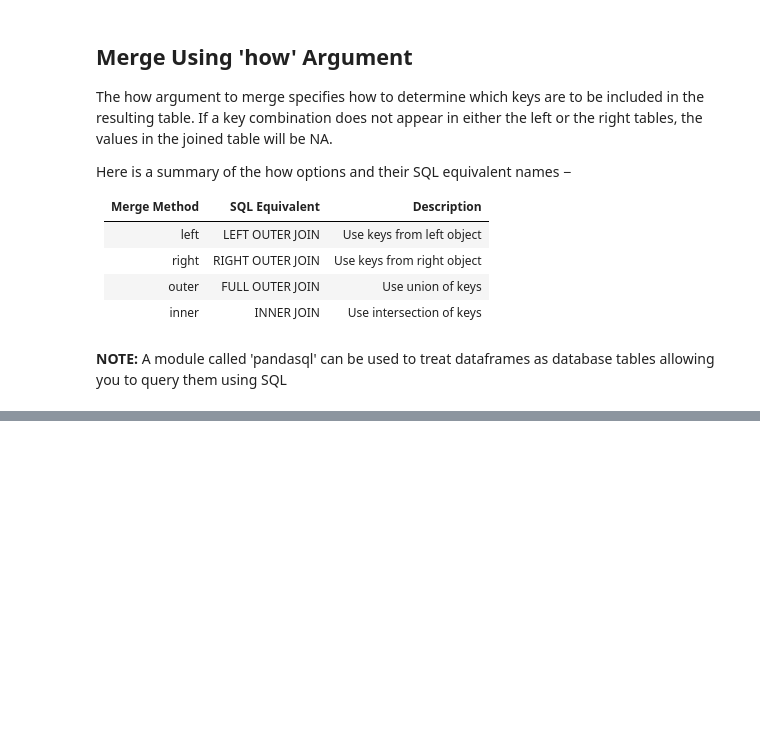
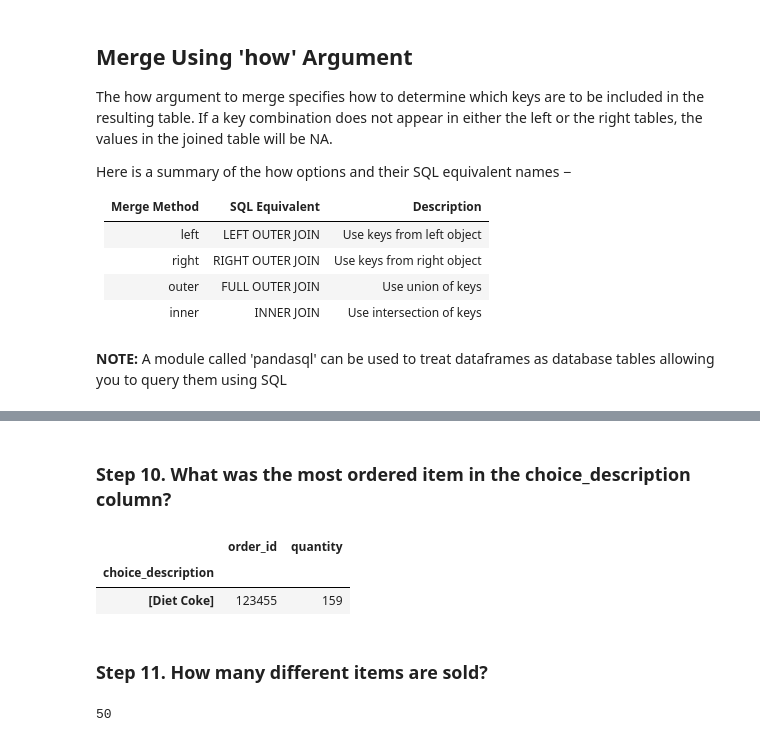
Before and after one commit to angelaaaateng/ftw_python, a Jupyter notebook: python_12_pandas.ipynb, the cells around one changed output, grey strips where cells are left out. Drawn from its saved outputs; the diff is of its cells as text; code cells hidden in the pictures; blank space fills up the shorter version.

```diff
--- a/python_12_pandas.ipynb
+++ b/python_12_pandas.ipynb
@@ -687,0 +781,17 @@ Here is a summary of the how options and their SQL equivalent names −
+# %% [markdown]
+### Step 10. What was the most ordered item in the choice_description column?
+# %%
+c = chipo.groupby('choice_description').sum()
+c = c.sort_values(['quantity'], ascending=False)
+c.head(1)
+# Diet Coke 159
+# %% [output]
+|  | order_id | quantity |
+| choice_description |  |  |
+| [Diet Coke] | 123455 | 159 |
+# %% [markdown]
+### Step 11. How many different items are sold?
+# %%
+chipo.item_name.value_counts().count()
+# %% [output]
+50
```
Also changed, not shown: parts of 19 cells of this notebook.
